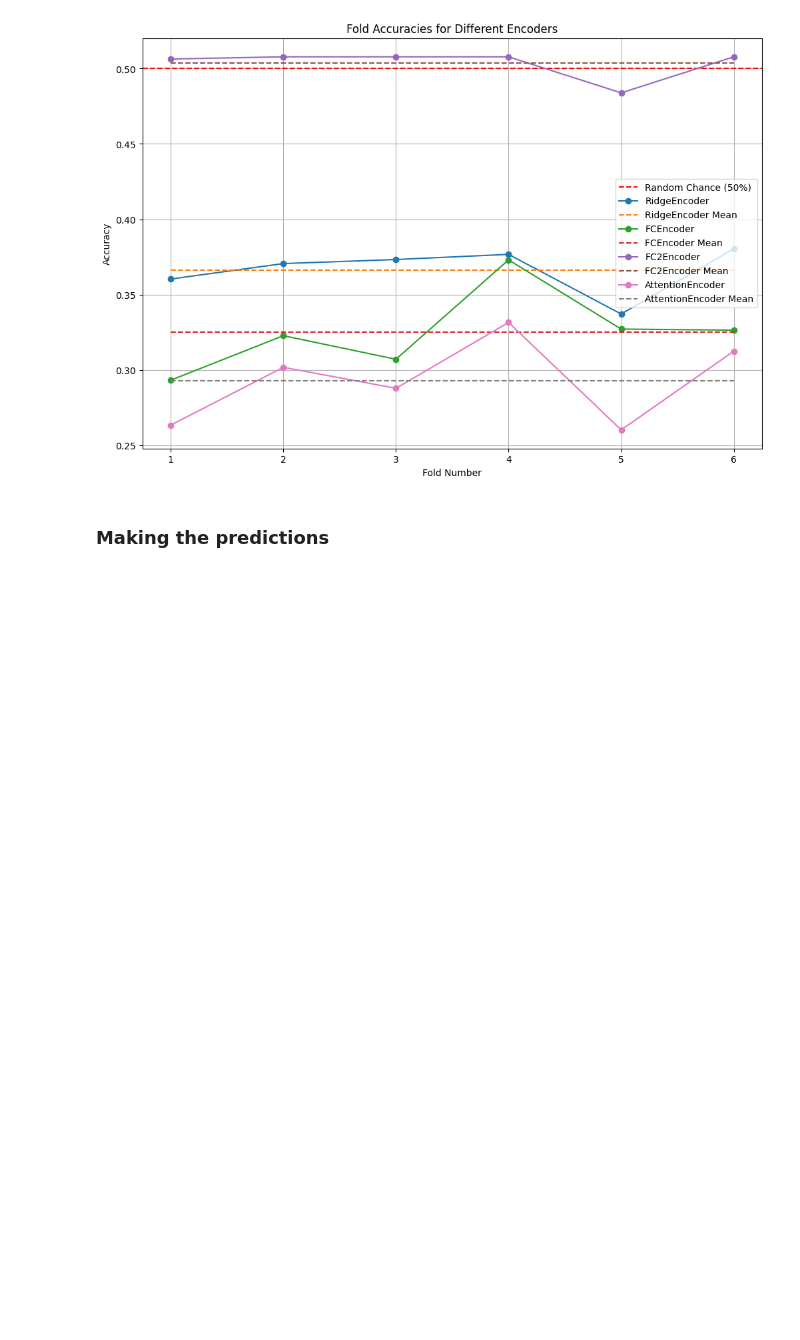
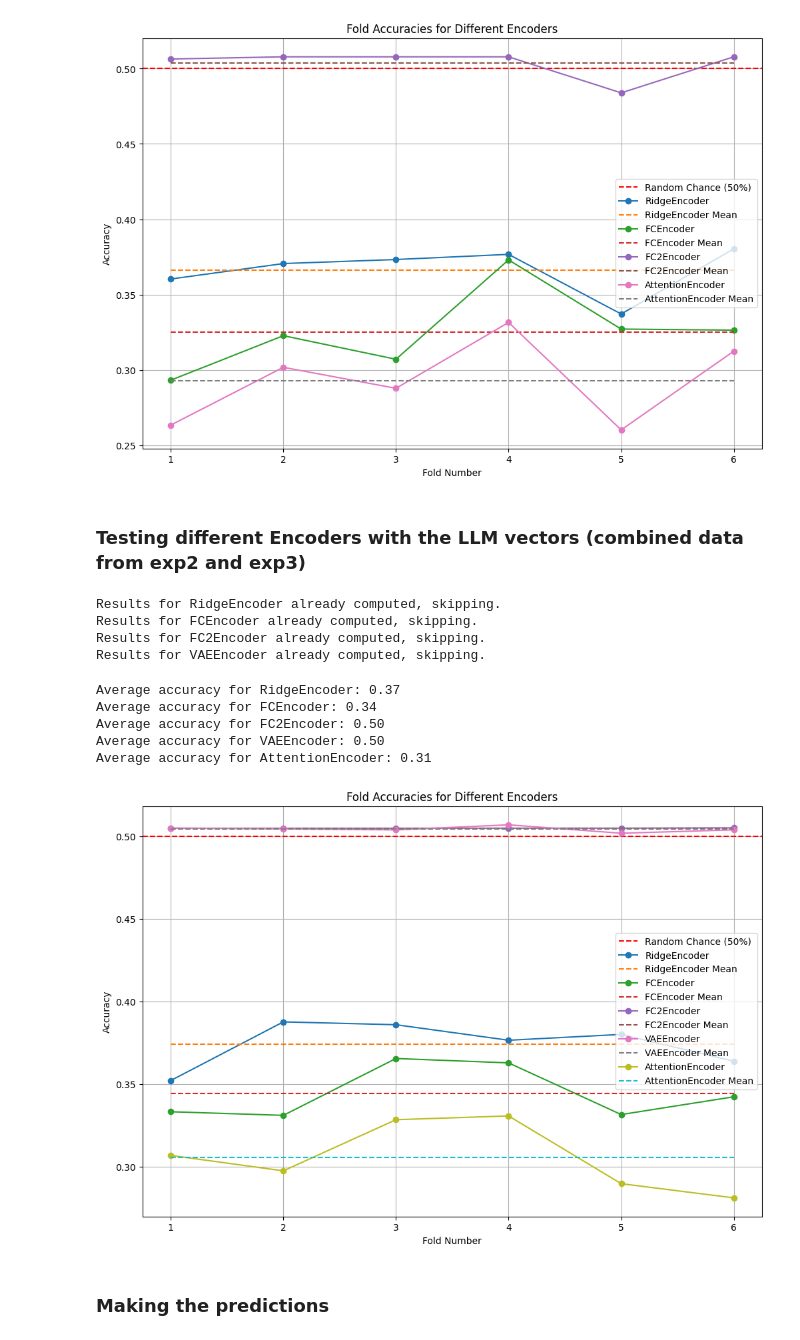
Before and after one commit to Horef/lcc_final, a Jupyter notebook: open_part.ipynb, the cells around one changed output. Drawn from its saved outputs; the diff is of its cells as text; code cells hidden in the pictures; blank space fills up the shorter version.

Commit message:
stable with beam search and cleanup of relevant encoders

```diff
--- a/open_part.ipynb
+++ b/open_part.ipynb
@@ -827,6 +827,26 @@ Average accuracy for FCEncoder: 0.32
 Average accuracy for FC2Encoder: 0.50
 Average accuracy for AttentionEncoder: 0.29
 [figure]
+# %% [markdown]
+### Testing different Encoders with the LLM vectors (combined data from exp2 and exp3)
+# %%
+llm_encoder_list = [RidgeEncoder, FCEncoder, FC2Encoder, VAEEncoder, AttentionEncoder]
+# %%
+llm_entity_accuracies_list, llm_fold_accuracies_list = test_different_encoders(llm_encoder_list, exp23_fmri_reduced, exp23_vecs_llm, n_folds=6, dist='llm_exp23')
+# %% [output]
+Results for RidgeEncoder already computed, skipping.
+Results for FCEncoder already computed, skipping.
+Results for FC2Encoder already computed, skipping.
+Results for VAEEncoder already computed, skipping.
+# %%
+plot_encoders_results(llm_encoder_list, llm_entity_accuracies_list, llm_fold_accuracies_list, dist='llm_exp23')
+# %% [output]
+Average accuracy for RidgeEncoder: 0.37
+Average accuracy for FCEncoder: 0.34
+Average accuracy for FC2Encoder: 0.50
+Average accuracy for VAEEncoder: 0.50
+Average accuracy for AttentionEncoder: 0.31
+[figure, added]
 # %% [markdown]
 ### Making the predictions
 # %%
```
Also changed, not shown: parts of 1 cell of this notebook, 12 other files.
